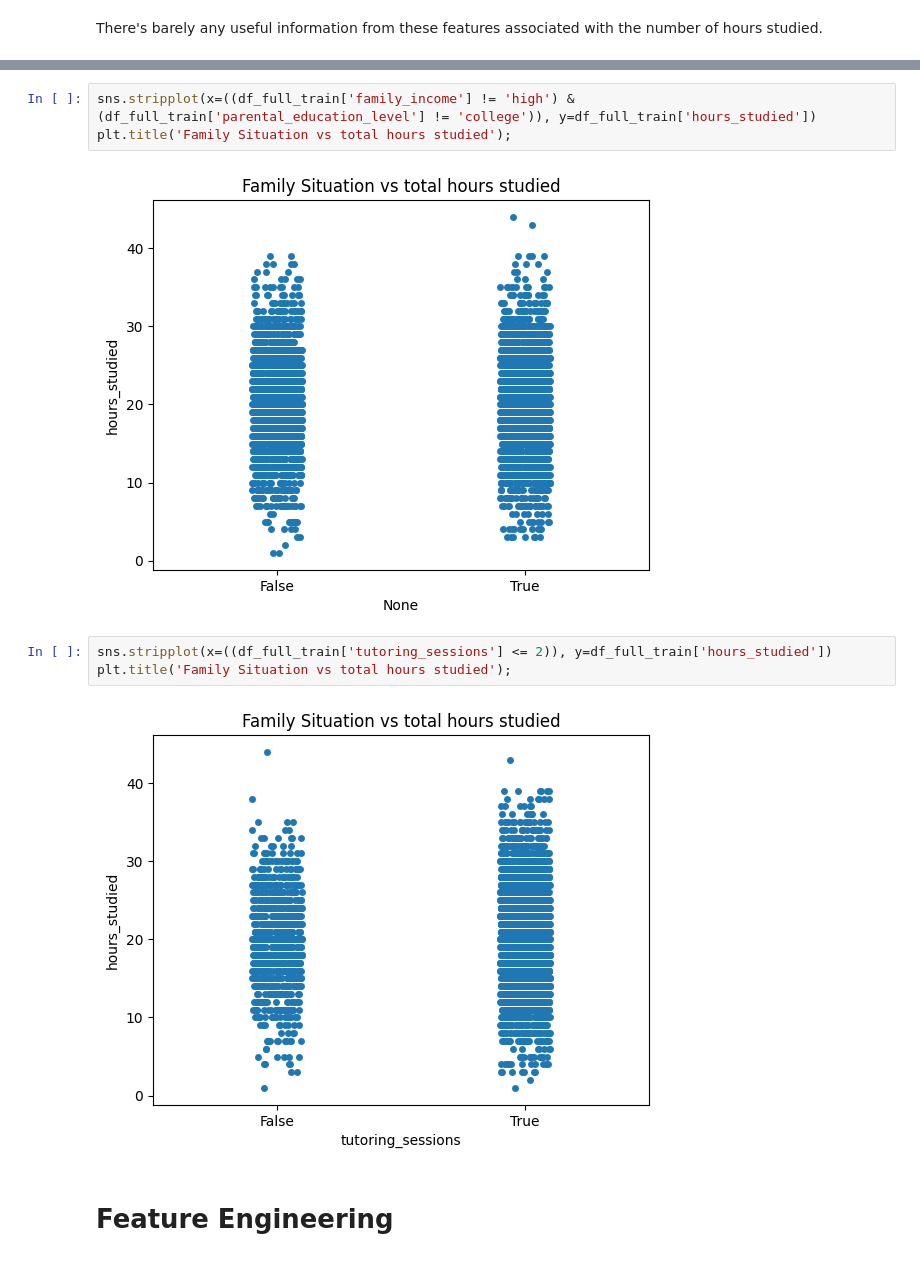
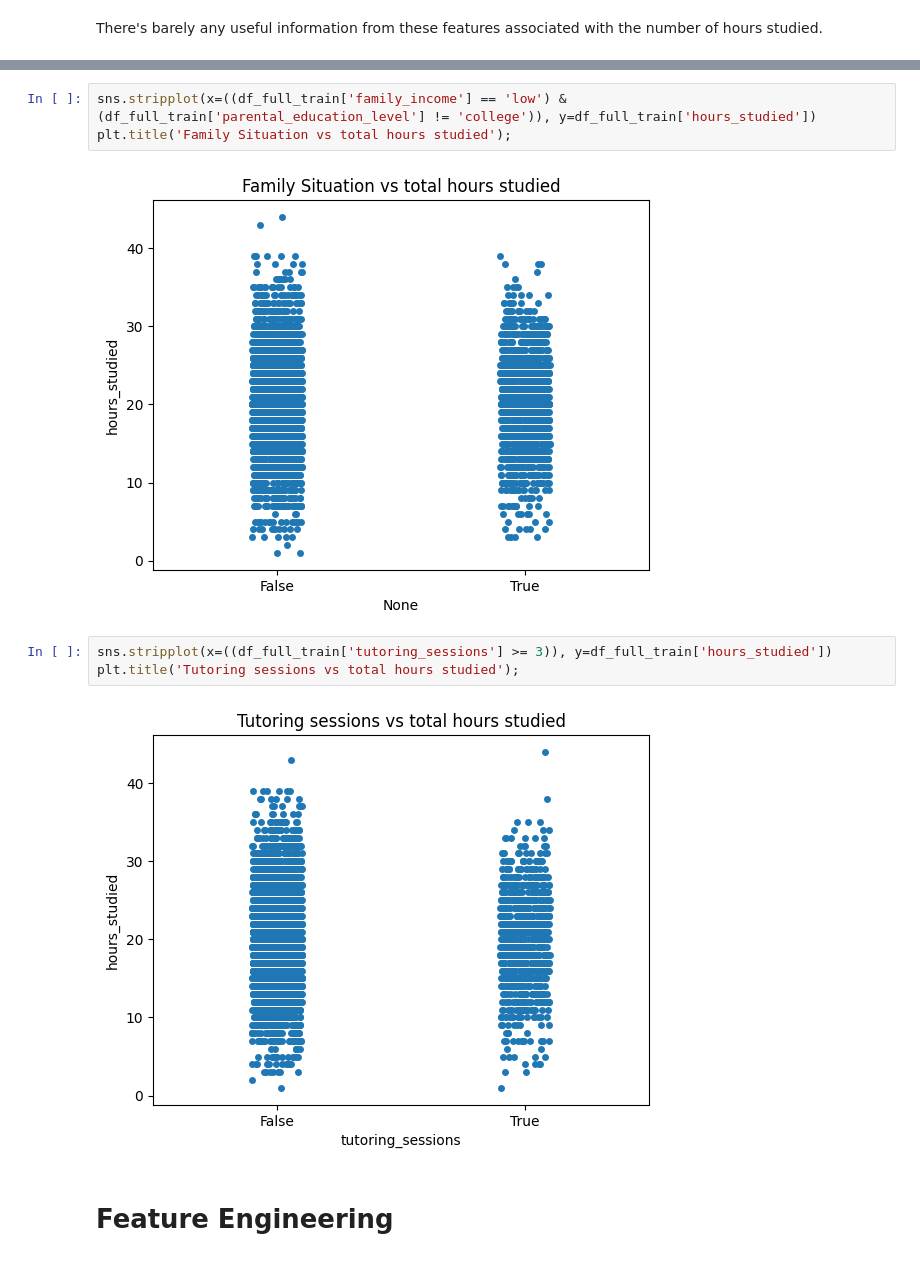
Before and after one commit to kabsmeiou/study-hours-estimator, a Jupyter notebook: study-hours-notebook.ipynb, the cells around one changed output, grey strips where cells are left out. Cells and saved outputs as stored; diff of their text form.

```diff
--- a/study-hours-notebook.ipynb
+++ b/study-hours-notebook.ipynb
@@ -312,12 +324,12 @@ plt.title('Resources + Internet vs total hours studied');
 # %%
-sns.stripplot(x=((df_full_train['family_income'] != 'high') & (df_full_train['parental_education_level'] != 'college')), y=df_full_train['hours_studied'])
+sns.stripplot(x=((df_full_train['family_income'] == 'low') & (df_full_train['parental_education_level'] != 'college')), y=df_full_train['hours_studied'])
 plt.title('Family Situation vs total hours studied');
 # %% [output]
-[figure, old version]
+[figure, new version]
 # %%
-sns.stripplot(x=((df_full_train['tutoring_sessions'] <= 2)), y=df_full_train['hours_studied'])
-plt.title('Family Situation vs total hours studied');
+sns.stripplot(x=((df_full_train['tutoring_sessions'] >= 3)), y=df_full_train['hours_studied'])
+plt.title('Tutoring sessions vs total hours studied');
 # %% [output]
-[figure, old version]
+[figure, new version]
 # %% [markdown]
 # Feature Engineering
```
Also changed, not shown: parts of 32 cells of this notebook, 1 other file.
